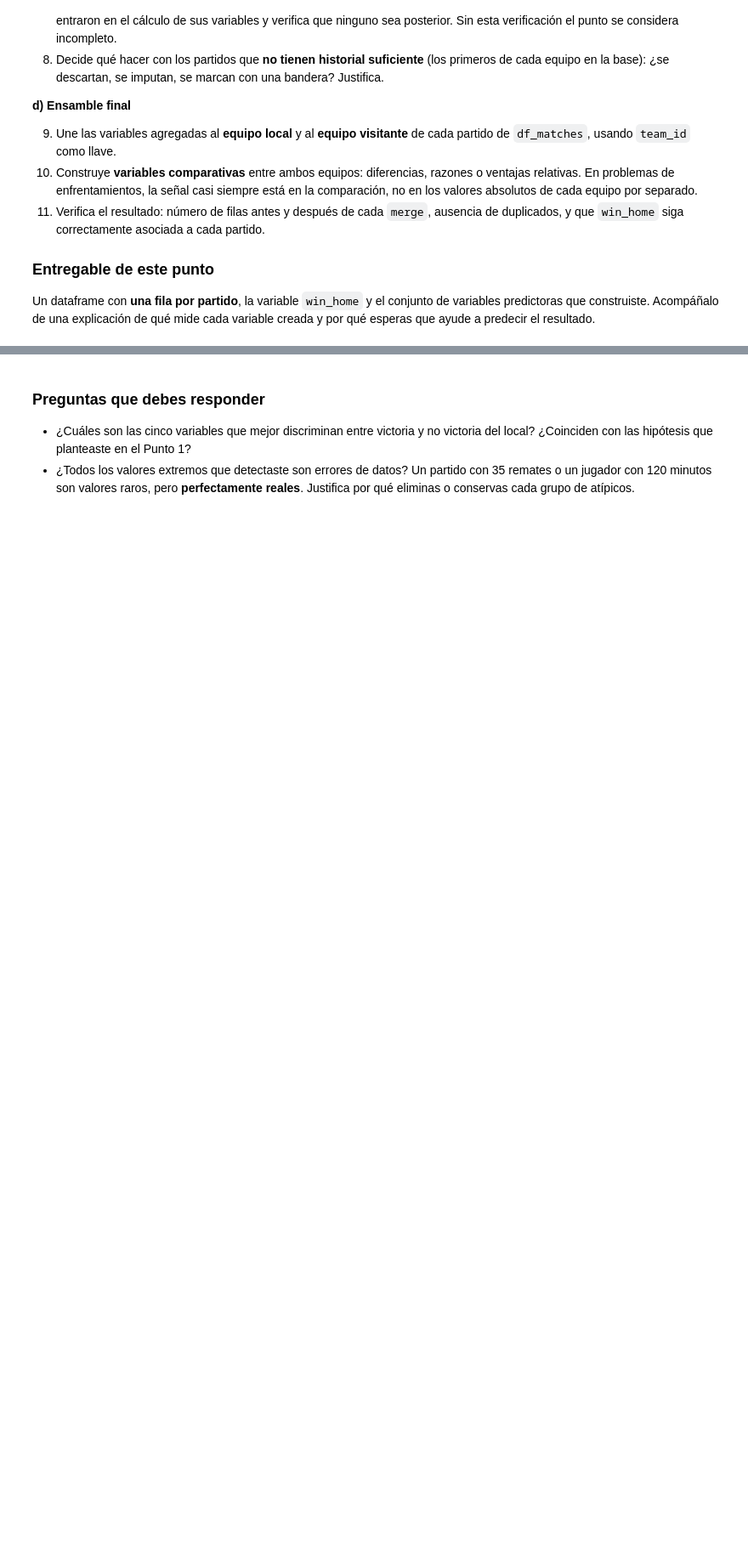
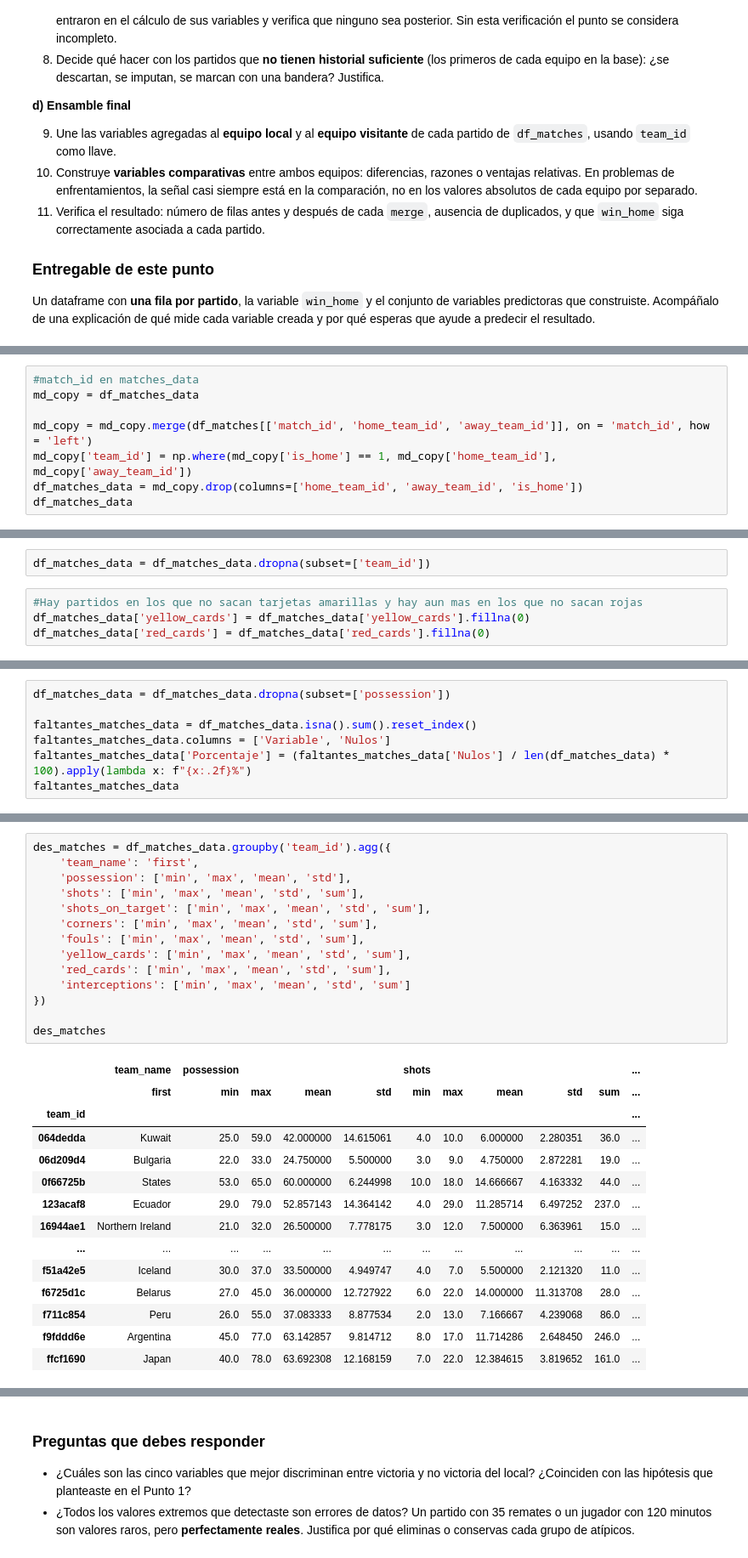
Before and after one commit to antobeni07/Parcial-1_Analitica, a Jupyter notebook: 01_Parcial_Mundial_2026.ipynb, the cells around one changed output, grey strips where cells are left out. Shown at 85% size. Saved outputs shown, nothing was run; the diff lists cells and outputs as text; blank space fills up the shorter version.

```diff
--- a/01_Parcial_Mundial_2026.ipynb
+++ b/01_Parcial_Mundial_2026.ipynb
@@ -1112,0 +1275,8 @@ por qué esperas que ayude a predecir el resultado.
+# %%
+#match_id en matches_data
+md_copy = df_matches_data
+
+md_copy = md_copy.merge(df_matches[['match_id', 'home_team_id', 'away_team_id']], on = 'match_id', how = 'left')
+md_copy['team_id'] = np.where(md_copy['is_home'] == 1, md_copy['home_team_id'], md_copy['away_team_id'])
+df_matches_data = md_copy.drop(columns=['home_team_id', 'away_team_id', 'is_home'])
+df_matches_data
@@ -1112,0 +1342,6 @@ por qué esperas que ayude a predecir el resultado.
+# %%
+df_matches_data = df_matches_data.dropna(subset=['team_id'])
+# %%
+#Hay partidos en los que no sacan tarjetas amarillas y hay aun mas en los que no sacan rojas
+df_matches_data['yellow_cards'] = df_matches_data['yellow_cards'].fillna(0)
+df_matches_data['red_cards'] = df_matches_data['red_cards'].fillna(0)
@@ -1112,0 +1370,7 @@ por qué esperas que ayude a predecir el resultado.
+# %%
+df_matches_data = df_matches_data.dropna(subset=['possession'])
+
+faltantes_matches_data = df_matches_data.isna().sum().reset_index()
+faltantes_matches_data.columns = ['Variable', 'Nulos']
+faltantes_matches_data['Porcentaje'] = (faltantes_matches_data['Nulos'] / len(df_matches_data) * 100).apply(lambda x: f"{x:.2f}%")
+faltantes_matches_data
@@ -1112,0 +1522,29 @@ por qué esperas que ayude a predecir el resultado.
+# %%
+des_matches = df_matches_data.groupby('team_id').agg({
+    'team_name': 'first',
+    'possession': ['min', 'max', 'mean', 'std'],
+    'shots': ['min', 'max', 'mean', 'std', 'sum'],
+    'shots_on_target': ['min', 'max', 'mean', 'std', 'sum'],
+    'corners': ['min', 'max', 'mean', 'std', 'sum'],
+    'fouls': ['min', 'max', 'mean', 'std', 'sum'],
+    'yellow_cards': ['min', 'max', 'mean', 'std', 'sum'],
+    'red_cards': ['min', 'max', 'mean', 'std', 'sum'],
+    'interceptions': ['min', 'max', 'mean', 'std', 'sum']
+})
+
+des_matches
+# %% [output]
+|  | team_name | possession |  |  |  | shots |  |  |  |  | ... |
+|  | first | min | max | mean | std | min | max | mean | std | sum | ... |
+| team_id |  |  |  |  |  |  |  |  |  |  | ... |
+| 064dedda | Kuwait | 25.0 | 59.0 | 42.000000 | 14.615061 | 4.0 | 10.0 | 6.000000 | 2.280351 | 36.0 | ... |
+| 06d209d4 | Bulgaria | 22.0 | 33.0 | 24.750000 | 5.500000 | 3.0 | 9.0 | 4.750000 | 2.872281 | 19.0 | ... |
+| 0f66725b | States | 53.0 | 65.0 | 60.000000 | 6.244998 | 10.0 | 18.0 | 14.666667 | 4.163332 | 44.0 | ... |
+| 123acaf8 | Ecuador | 29.0 | 79.0 | 52.857143 | 14.364142 | 4.0 | 29.0 | 11.285714 | 6.497252 | 237.0 | ... |
+| 16944ae1 | Northern Ireland | 21.0 | 32.0 | 26.500000 | 7.778175 | 3.0 | 12.0 | 7.500000 | 6.363961 | 15.0 | ... |
+| ... | ... | ... | ... | ... | ... | ... | ... | ... | ... | ... | ... |
+| f51a42e5 | Iceland | 30.0 | 37.0 | 33.500000 | 4.949747 | 4.0 | 7.0 | 5.500000 | 2.121320 | 11.0 | ... |
+| f6725d1c | Belarus | 27.0 | 45.0 | 36.000000 | 12.727922 | 6.0 | 22.0 | 14.000000 | 11.313708 | 28.0 | ... |
+| f711c854 | Peru | 26.0 | 55.0 | 37.083333 | 8.877534 | 2.0 | 13.0 | 7.166667 | 4.239068 | 86.0 | ... |
+| f9fddd6e | Argentina | 45.0 | 77.0 | 63.142857 | 9.814712 | 8.0 | 17.0 | 11.714286 | 2.648450 | 246.0 | ... |
+| ffcf1690 | Japan | 40.0 | 78.0 | 63.692308 | 12.168159 | 7.0 | 22.0 | 12.384615 | 3.819652 | 161.0 | ... |
```
Also changed, not shown: parts of 41 cells of this notebook, 1 other file.
